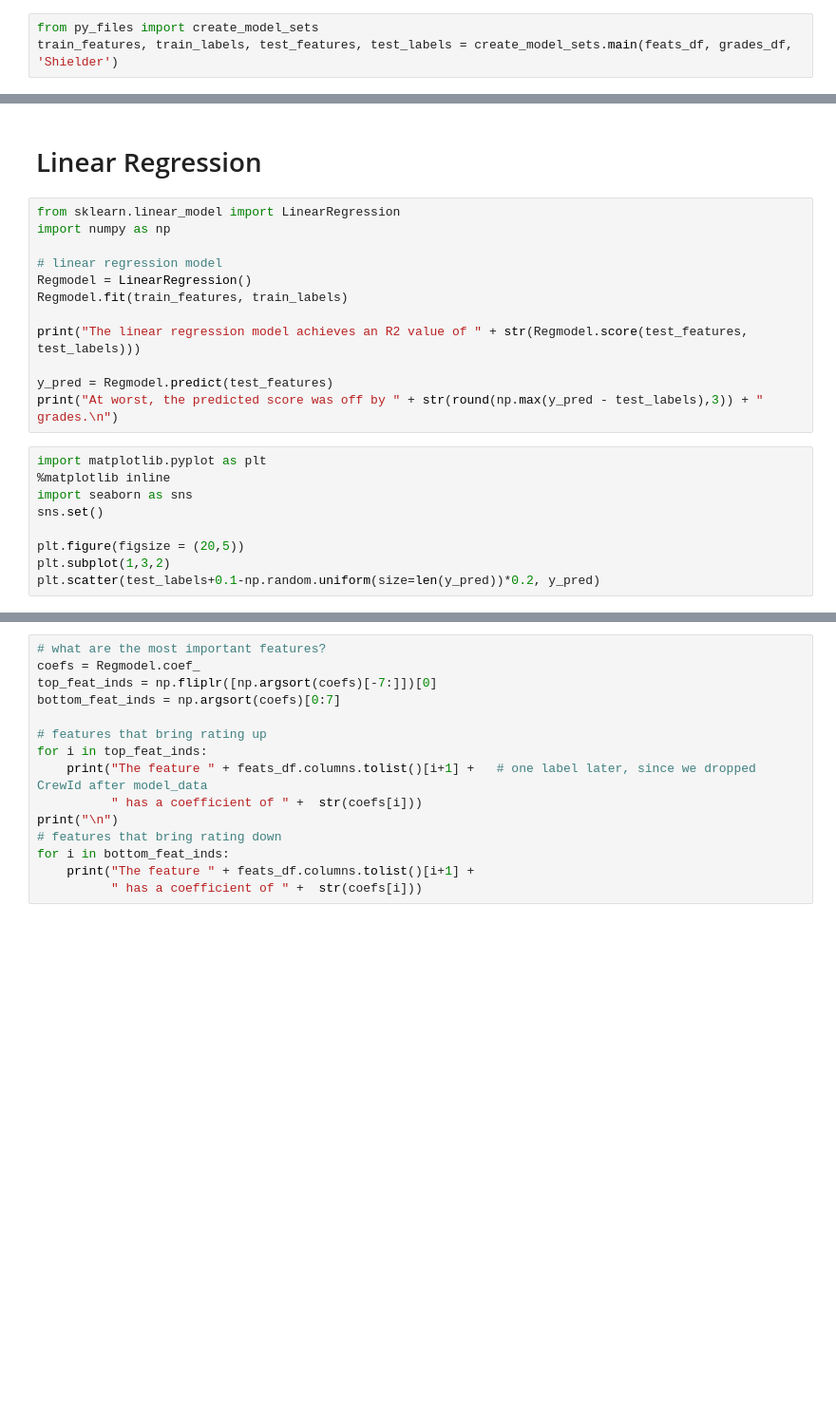
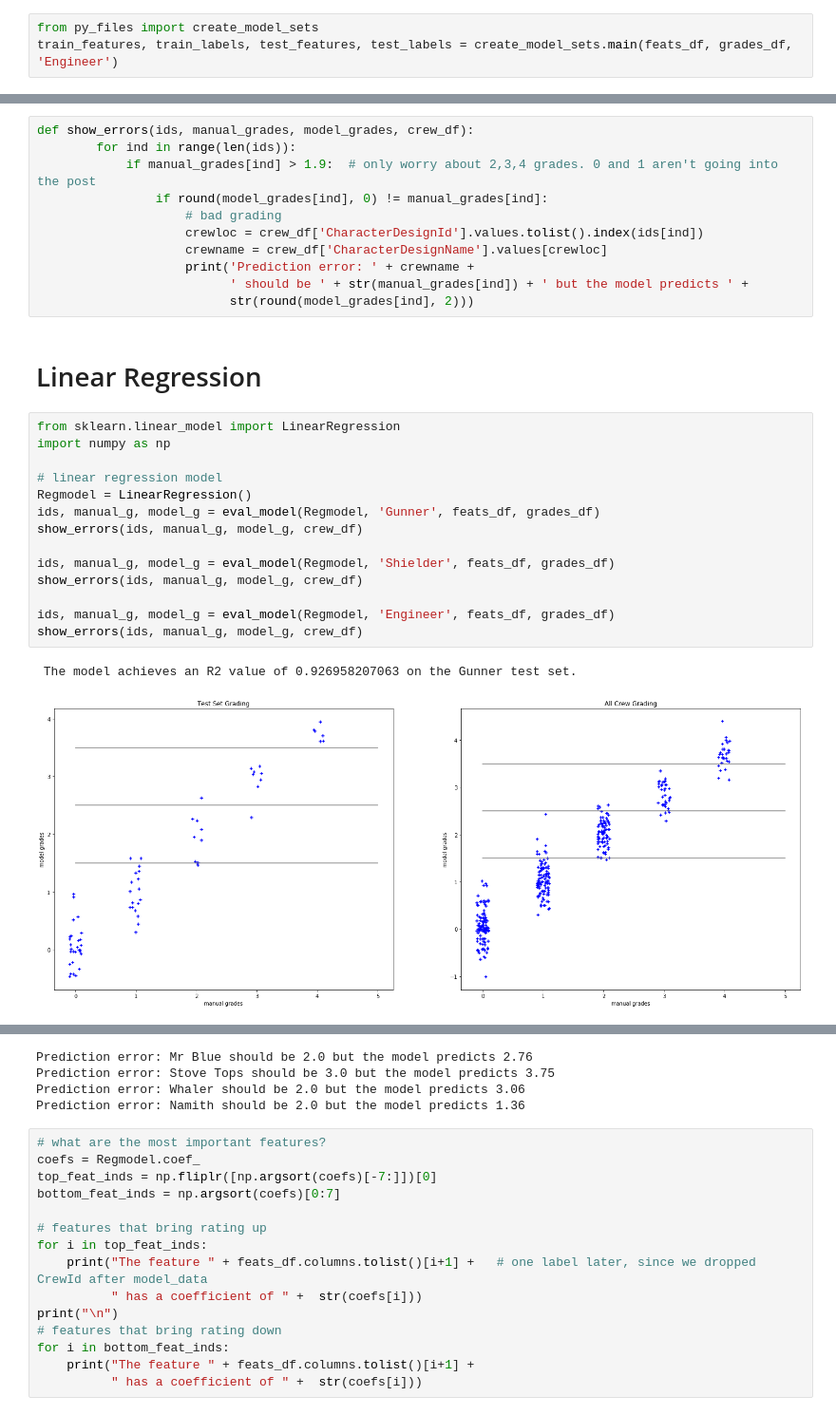
Before and after one commit to KrissyG-hub/PPG, a Jupyter notebook: Crew-rating_using_py_scripts.ipynb, the cells around one changed output, grey strips where cells are left out. Shown at 95% size. Saved outputs shown, nothing was run; the diff lists cells and outputs as text; blank space fills up the shorter version.

Commit message:
put model generation and evaluation into  a function in ipynb. added printing of erroneous grades.

```diff
--- a/Crew-rating_using_py_scripts.ipynb
+++ b/Crew-rating_using_py_scripts.ipynb
@@ -40,7 +26,7 @@ Scaling numeric variables...
 Ready for modeling!
 # %%
 from py_files import create_model_sets
-train_features, train_labels, test_features, test_labels = create_model_sets.main(feats_df, grades_df, 'Shielder')
+train_features, train_labels, test_features, test_labels = create_model_sets.main(feats_df, grades_df, 'Engineer')
 # %% [output]
 Matching up grades with crew...
 Removing ungraded crew...
@@ -51,23 +97,30 @@ We will use 220 training points and 55 test points.
+# %%
+def show_errors(ids, manual_grades, model_grades, crew_df):
+        for ind in range(len(ids)):
+            if manual_grades[ind] > 1.9:  # only worry about 2,3,4 grades. 0 and 1 aren't going into the post
+                if round(model_grades[ind], 0) != manual_grades[ind]:
+                    # bad grading
+                    crewloc = crew_df['CharacterDesignId'].values.tolist().index(ids[ind])
+                    crewname = crew_df['CharacterDesignName'].values[crewloc]
+                    print('Prediction error: ' + crewname +
+                          ' should be ' + str(manual_grades[ind]) + ' but the model predicts ' +
+                          str(round(model_grades[ind], 2)))
 # %% [markdown]
 # Linear Regression
-# %%
-from sklearn.linear_model import LinearRegression
-import numpy as np
-
-# linear regression model
-Regmodel = LinearRegression()
-Regmodel.fit(train_features, train_labels)
-
-print("The linear regression model achieves an R2 value of " + str(Regmodel.score(test_features, test_labels)))
-
-y_pred = Regmodel.predict(test_features)
-print("At worst, the predicted score was off by " + str(round(np.max(y_pred - test_labels),3)) + " grades.\n")
-# %%
-import matplotlib.pyplot as plt
-%matplotlib inline
-import seaborn as sns
-sns.set()
-
-plt.figure(figsize = (20,5))
-plt.subplot(1,3,2)
-plt.scatter(test_labels+0.1-np.random.uniform(size=len(y_pred))*0.2, y_pred)
+# %%
+from sklearn.linear_model import LinearRegression
+import numpy as np
+
+# linear regression model
+Regmodel = LinearRegression()
+ids, manual_g, model_g = eval_model(Regmodel, 'Gunner', feats_df, grades_df)
+show_errors(ids, manual_g, model_g, crew_df)
+
+ids, manual_g, model_g = eval_model(Regmodel, 'Shielder', feats_df, grades_df)
+show_errors(ids, manual_g, model_g, crew_df)
+
+ids, manual_g, model_g = eval_model(Regmodel, 'Engineer', feats_df, grades_df)
+show_errors(ids, manual_g, model_g, crew_df)
+# %% [output]
+ The model achieves an R2 value of 0.926958207063 on the Gunner test set.
+[figure, added]
@@ -74,3 +162,7 @@ plt.scatter(test_labels+0.1-np.random.uniform(size=len(y_pred))*0.2, y_pred)
+Prediction error: Mr Blue should be 2.0 but the model predicts 2.76
+Prediction error: Stove Tops should be 3.0 but the model predicts 3.75
+Prediction error: Whaler should be 2.0 but the model predicts 3.06
+Prediction error: Namith should be 2.0 but the model predicts 1.36
 # %%
 # what are the most important features?
 coefs = Regmodel.coef_
```
Also changed, not shown: parts of 8 cells of this notebook, 4 other files.
